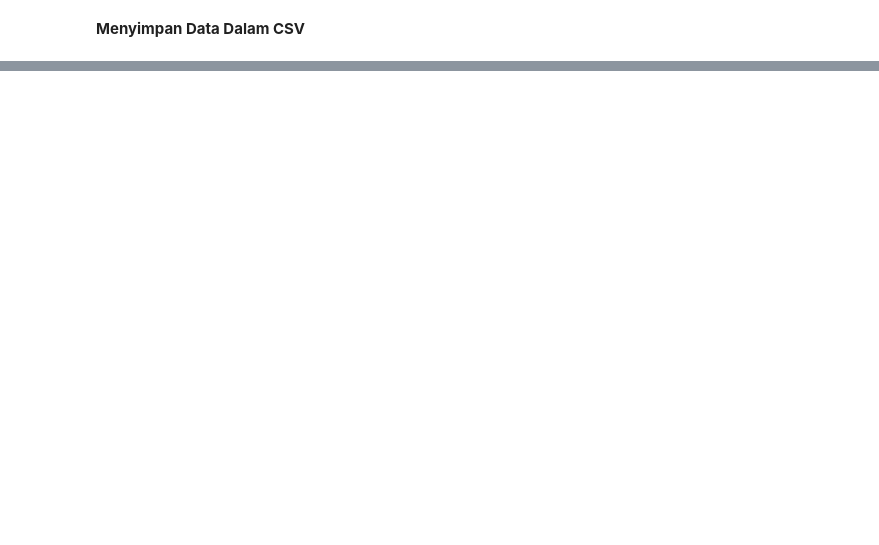
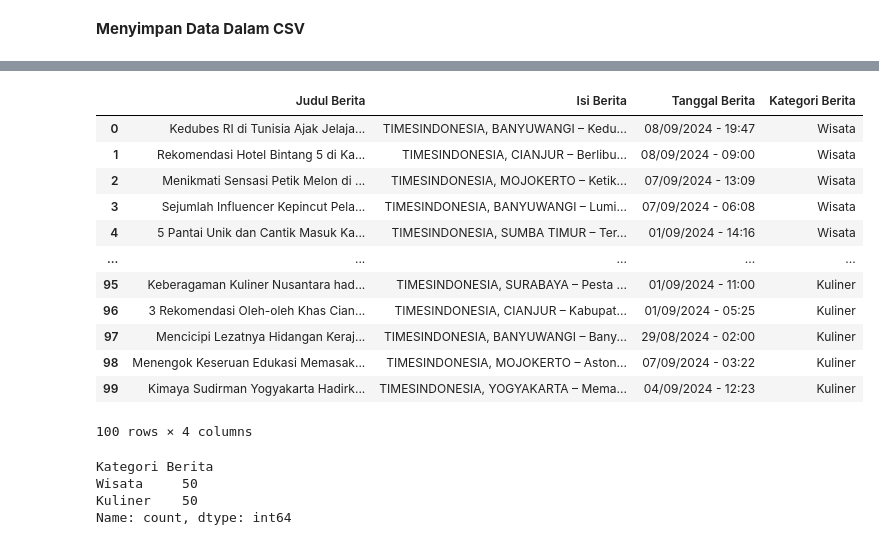
Before and after one commit to Firdatulayuni/PPW_B, a Jupyter notebook: _sources/Crawling Data Website.ipynb, the cells around one changed output, grey strips where cells are left out. Cells and saved outputs as stored; diff of their text form; code cells hidden in the pictures; blank space fills up the shorter version.

```diff
--- a/_sources/Crawling Data Website.ipynb
+++ b/_sources/Crawling Data Website.ipynb
@@ -186,0 +154,29 @@ df.to_csv('/content/drive/MyDrive/KULIAH/SEMESTER 7/PPW/TUGAS/data_berita_kuline
+# %%
+import pandas as pd
+# Membaca file CSV
+data = pd.read_csv('/content/drive/MyDrive/KULIAH/SEMESTER 7/PPW/data-berita-2kategori.csv')
+data
+# %% [output]
+|  | Judul Berita | Isi Berita | Tanggal Berita | Kategori Berita |
+| 0 | Kedubes RI di Tunisia Ajak Jelaja... | TIMESINDONESIA, BANYUWANGI – Kedu... | 08/09/2024 - 19:47 | Wisata |
+| 1 | Rekomendasi Hotel Bintang 5 di Ka... | TIMESINDONESIA, CIANJUR – Berlibu... | 08/09/2024 - 09:00 | Wisata |
+| 2 | Menikmati Sensasi Petik Melon di ... | TIMESINDONESIA, MOJOKERTO – Ketik... | 07/09/2024 - 13:09 | Wisata |
+| 3 | Sejumlah Influencer Kepincut Pela... | TIMESINDONESIA, BANYUWANGI – Lumi... | 07/09/2024 - 06:08 | Wisata |
+| 4 | 5 Pantai Unik dan Cantik Masuk Ka... | TIMESINDONESIA, SUMBA TIMUR – Ter... | 01/09/2024 - 14:16 | Wisata |
+| ... | ... | ... | ... | ... |
+| 95 | Keberagaman Kuliner Nusantara had... | TIMESINDONESIA, SURABAYA – Pesta ... | 01/09/2024 - 11:00 | Kuliner |
+| 96 | 3 Rekomendasi Oleh-oleh Khas Cian... | TIMESINDONESIA, CIANJUR – Kabupat... | 01/09/2024 - 05:25 | Kuliner |
+| 97 | Mencicipi Lezatnya Hidangan Keraj... | TIMESINDONESIA, BANYUWANGI – Bany... | 29/08/2024 - 02:00 | Kuliner |
+| 98 | Menengok Keseruan Edukasi Memasak... | TIMESINDONESIA, MOJOKERTO – Aston... | 07/09/2024 - 03:22 | Kuliner |
+| 99 | Kimaya Sudirman Yogyakarta Hadirk... | TIMESINDONESIA, YOGYAKARTA – Mema... | 04/09/2024 - 12:23 | Kuliner |
+100 rows × 4 columns
+# %%
+# Menghitung total tiap kategori
+total_kategori = df['Kategori Berita'].value_counts()
+
+print(total_kategori)
+# %% [output]
+Kategori Berita
+Wisata     50
+Kuliner    50
+Name: count, dtype: int64
```
Also changed, not shown: parts of 21 cells of this notebook, 14 other files.
